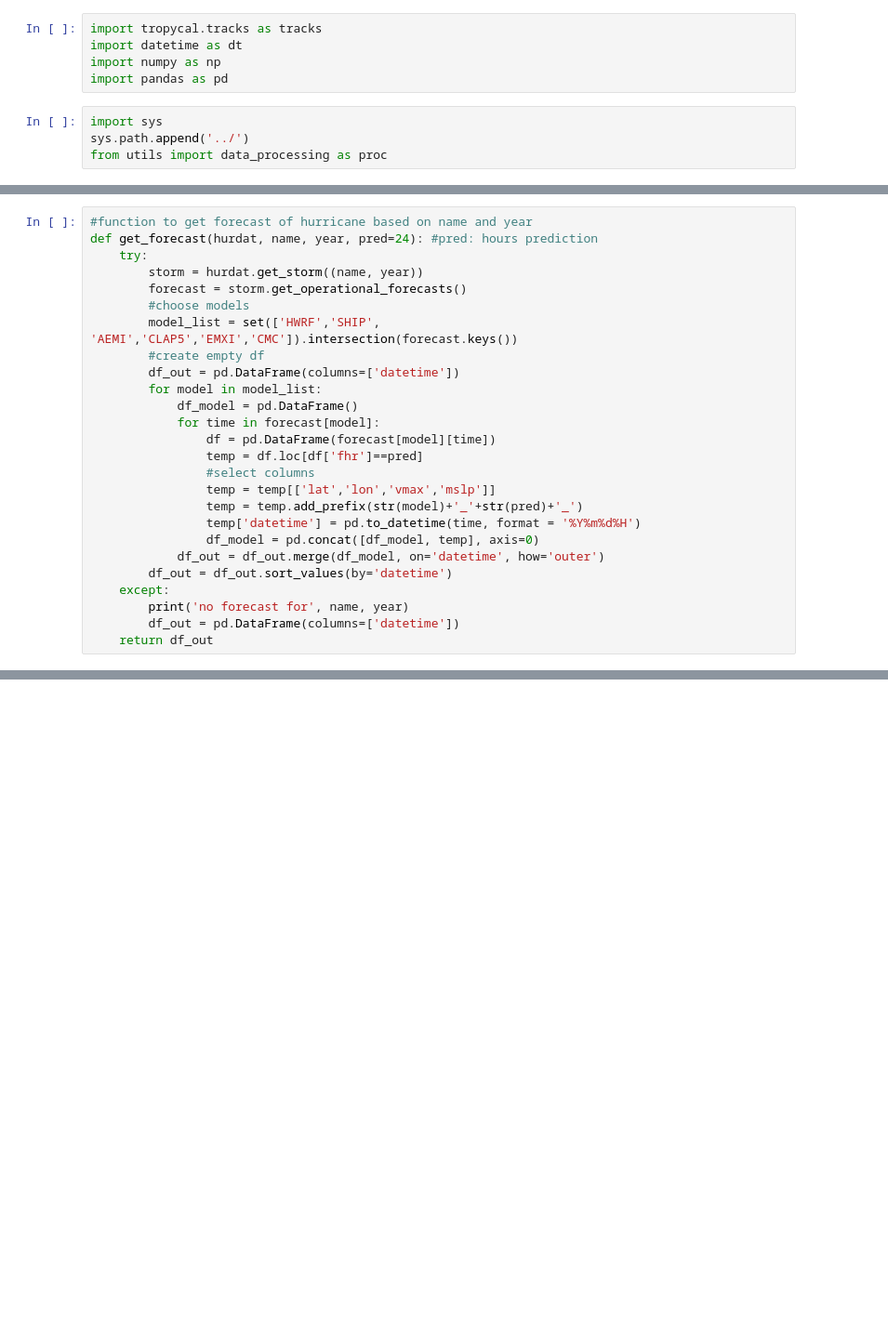
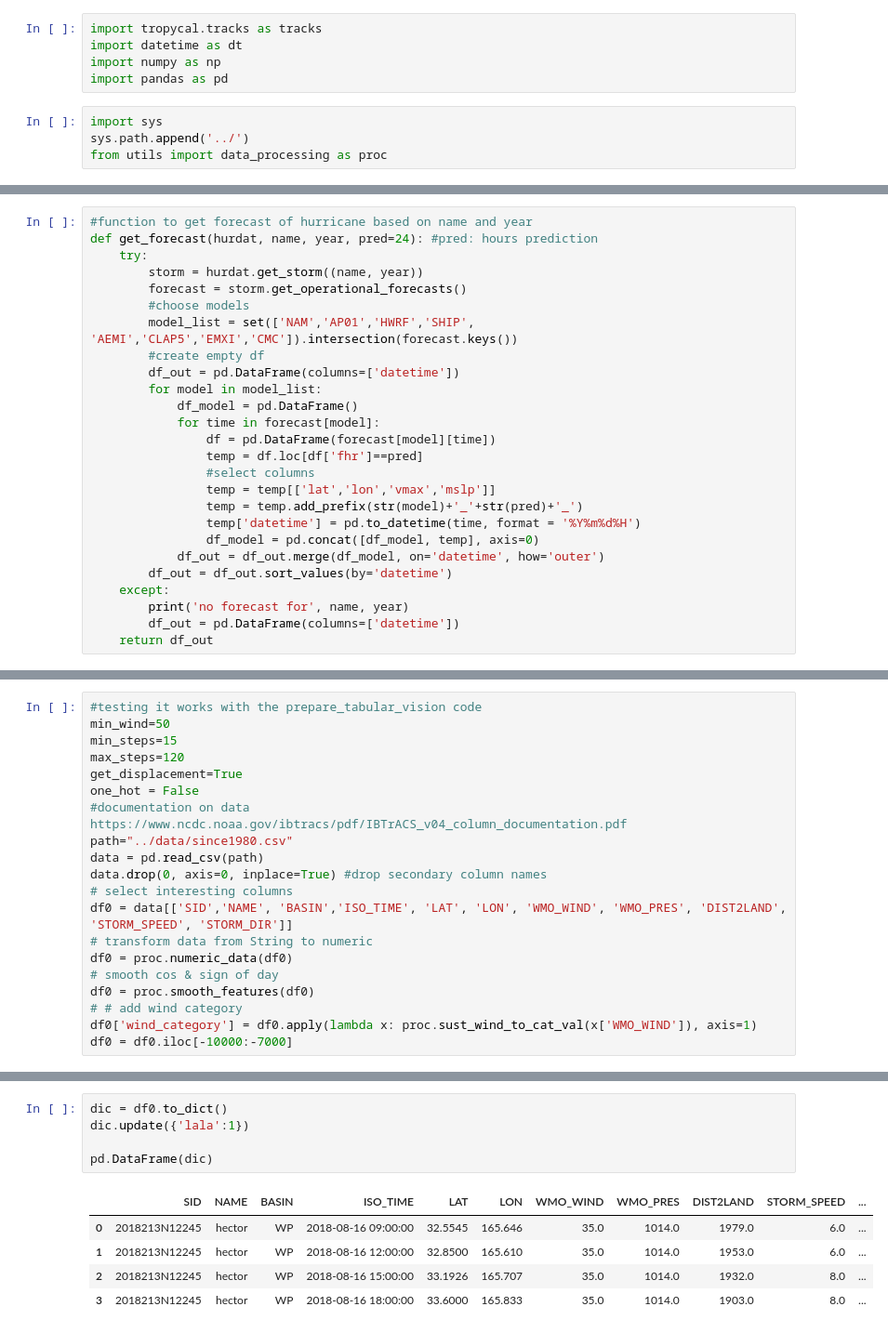
Before and after one commit to leobix/hurricast, a Jupyter notebook: nhc_baselines/Tropycal.ipynb, the cells around one changed output, grey strips where cells are left out. Shown: that part at 93% size. Cells and saved outputs as stored; diff of their text form; blank space fills up the shorter version.

```diff
--- a/nhc_baselines/Tropycal.ipynb
+++ b/nhc_baselines/Tropycal.ipynb
@@ -32,7 +55,7 @@ def get_forecast(hurdat, name, year, pred=24): #pred: hours prediction
         storm = hurdat.get_storm((name, year))
         forecast = storm.get_operational_forecasts()
         #choose models
-        model_list = set(['HWRF','SHIP', 'AEMI','CLAP5','EMXI','CMC']).intersection(forecast.keys())
+        model_list = set(['NAM','AP01','HWRF','SHIP', 'AEMI','CLAP5','EMXI','CMC']).intersection(forecast.keys())
         #create empty df
         df_out = pd.DataFrame(columns=['datetime'])
         for model in model_list:
@@ -128,0 +168,20 @@ for tt in e:
+# %%
+#testing it works with the prepare_tabular_vision code
+min_wind=50
+min_steps=15
+max_steps=120
+get_displacement=True
+one_hot = False
+#documentation on data https://www.ncdc.noaa.gov/ibtracs/pdf/IBTrACS_v04_column_documentation.pdf
+path="../data/since1980.csv"
+data = pd.read_csv(path)
+data.drop(0, axis=0, inplace=True) #drop secondary column names
+# select interesting columns
+df0 = data[['SID','NAME', 'BASIN','ISO_TIME', 'LAT', 'LON', 'WMO_WIND', 'WMO_PRES', 'DIST2LAND', 'STORM_SPEED', 'STORM_DIR']]
+# transform data from String to numeric
+df0 = proc.numeric_data(df0)
+# smooth cos & sign of day
+df0 = proc.smooth_features(df0)
+# # add wind category
+df0['wind_category'] = df0.apply(lambda x: proc.sust_wind_to_cat_val(x['WMO_WIND']), axis=1)
+df0 = df0.iloc[-10000:-7000]
@@ -128,0 +302,11 @@ for tt in e:
+# %%
+dic = df0.to_dict()
+dic.update({'lala':1})
+
+pd.DataFrame(dic)
+# %% [output]
+|  | SID | NAME | BASIN | ISO_TIME | LAT | LON | WMO_WIND | WMO_PRES | DIST2LAND | STORM_SPEED | ... |
+| 0 | 2018213N12245 | hector | WP | 2018-08-16 09:00:00 | 32.5545 | 165.646 | 35.0 | 1014.0 | 1979.0 | 6.0 | ... |
+| 1 | 2018213N12245 | hector | WP | 2018-08-16 12:00:00 | 32.8500 | 165.610 | 35.0 | 1014.0 | 1953.0 | 6.0 | ... |
+| 2 | 2018213N12245 | hector | WP | 2018-08-16 15:00:00 | 33.1926 | 165.707 | 35.0 | 1014.0 | 1932.0 | 8.0 | ... |
+| 3 | 2018213N12245 | hector | WP | 2018-08-16 18:00:00 | 33.6000 | 165.833 | 35.0 | 1014.0 | 1903.0 | 8.0 | ... |
```
Also changed, not shown: parts of 13 cells of this notebook, 2 other files.
